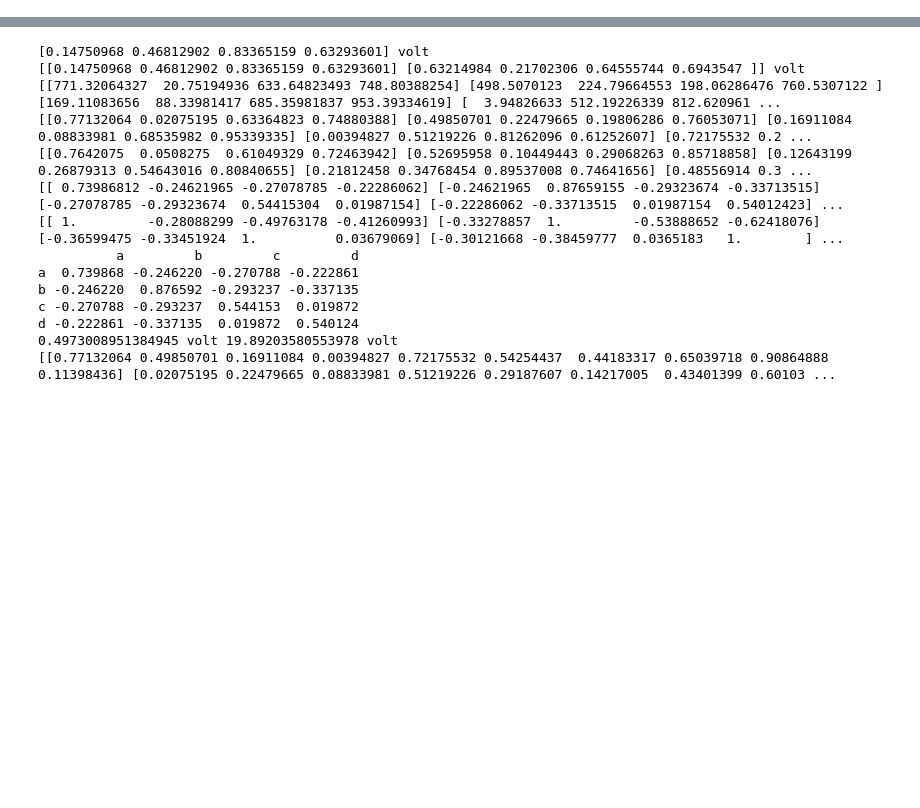
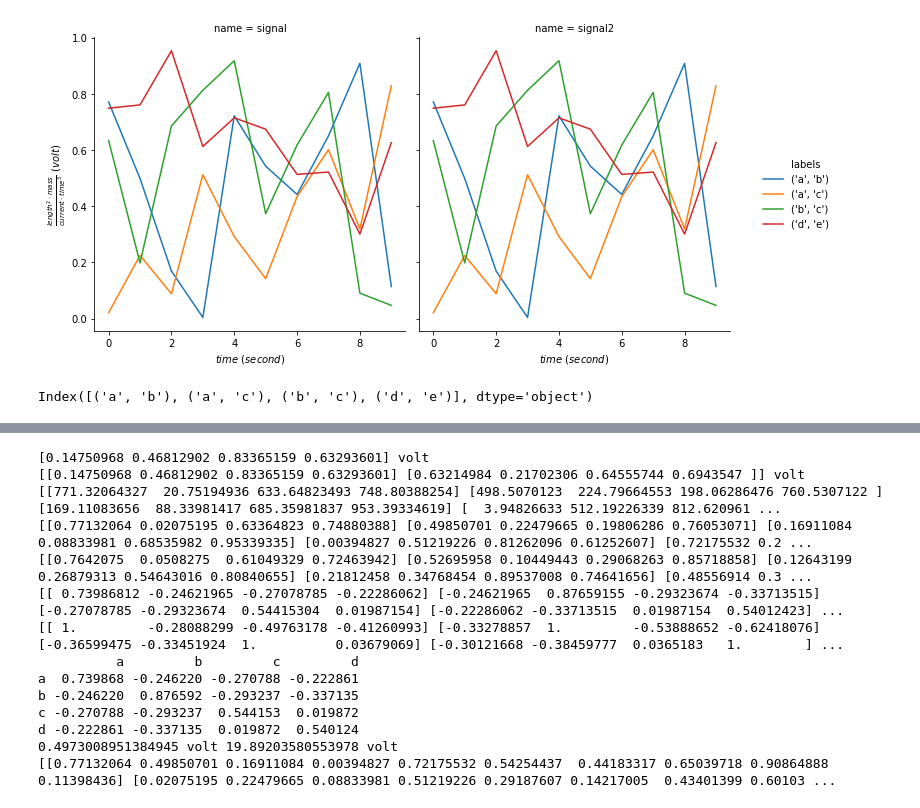
Before and after one commit to neuralsignal/dreye, a Jupyter notebook: tutorials/Intro to Signals.ipynb, the cells around one changed output, grey strips where cells are left out. Cells and saved outputs as stored; diff of their text form; code cells hidden in the pictures; blank space fills up the shorter version.

```diff
--- a/tutorials/Intro to Signals.ipynb
+++ b/tutorials/Intro to Signals.ipynb
@@ -22,0 +39,9 @@ signal = Signal(
+# %%
+container = SignalContainer([signal, signal2])
+container.relplot(col='name')
+# %% [output]
+[figure, added]
+# %%
+index.to_flat_index()
+# %% [output]
+Index([('a', 'b'), ('a', 'c'), ('b', 'c'), ('d', 'e')], dtype='object')
```
Also changed, not shown: parts of 10 cells of this notebook, 47 other files.
